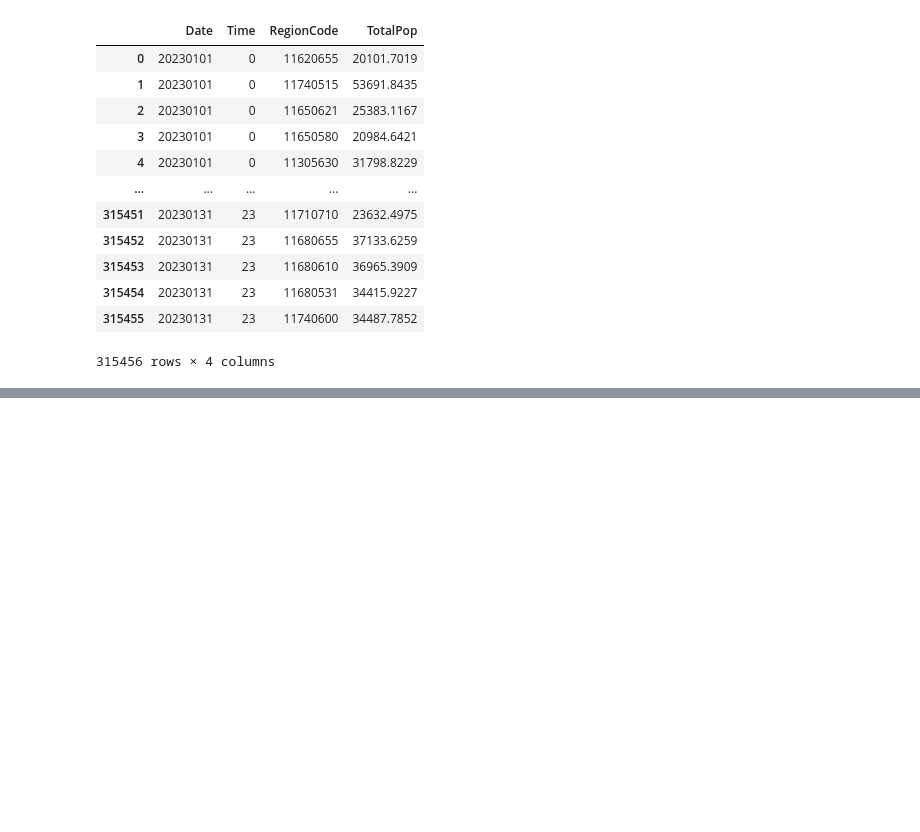
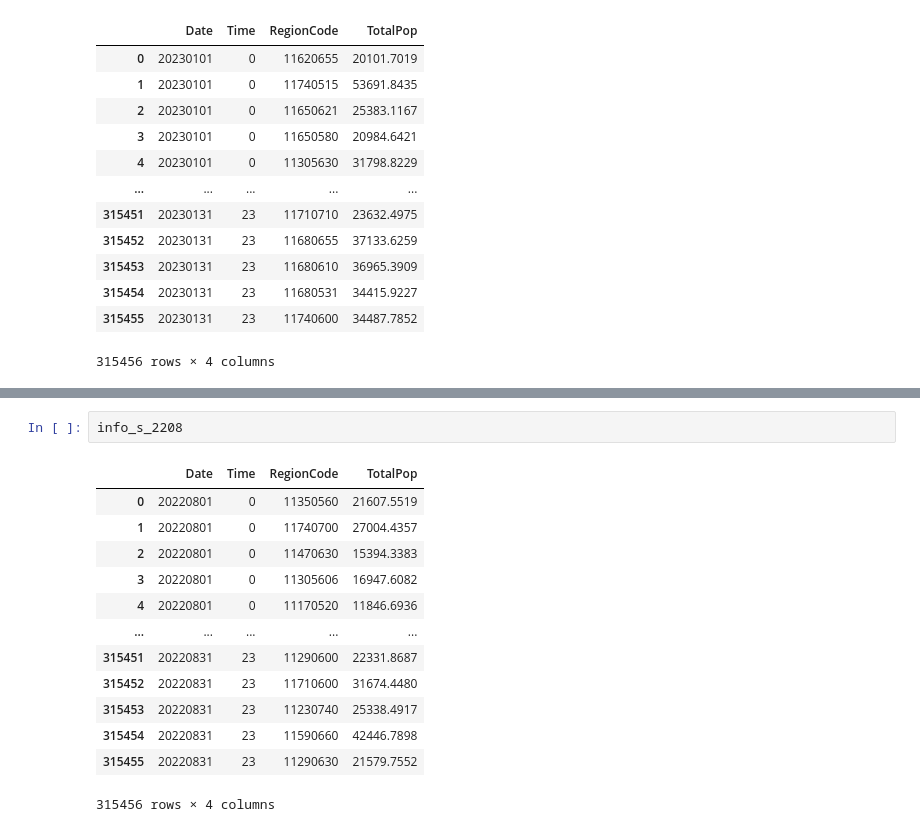
Before and after one commit to ICE-COMMA/Probono-AI, a Jupyter notebook: population.ipynb, the cells around one changed output, grey strips where cells are left out. Saved outputs shown, nothing was run; the diff lists cells and outputs as text; blank space fills up the shorter version.

```diff
--- a/population.ipynb
+++ b/population.ipynb
@@ -859,0 +900,16 @@ info_s_2301
+# %%
+info_s_2208
+# %% [output]
+|  | Date | Time | RegionCode | TotalPop |
+| 0 | 20220801 | 0 | 11350560 | 21607.5519 |
+| 1 | 20220801 | 0 | 11740700 | 27004.4357 |
+| 2 | 20220801 | 0 | 11470630 | 15394.3383 |
+| 3 | 20220801 | 0 | 11305606 | 16947.6082 |
+| 4 | 20220801 | 0 | 11170520 | 11846.6936 |
+| ... | ... | ... | ... | ... |
+| 315451 | 20220831 | 23 | 11290600 | 22331.8687 |
+| 315452 | 20220831 | 23 | 11710600 | 31674.4480 |
+| 315453 | 20220831 | 23 | 11230740 | 25338.4917 |
+| 315454 | 20220831 | 23 | 11590660 | 42446.7898 |
+| 315455 | 20220831 | 23 | 11290630 | 21579.7552 |
+315456 rows × 4 columns
```
Also changed, not shown: parts of 10 cells of this notebook.
